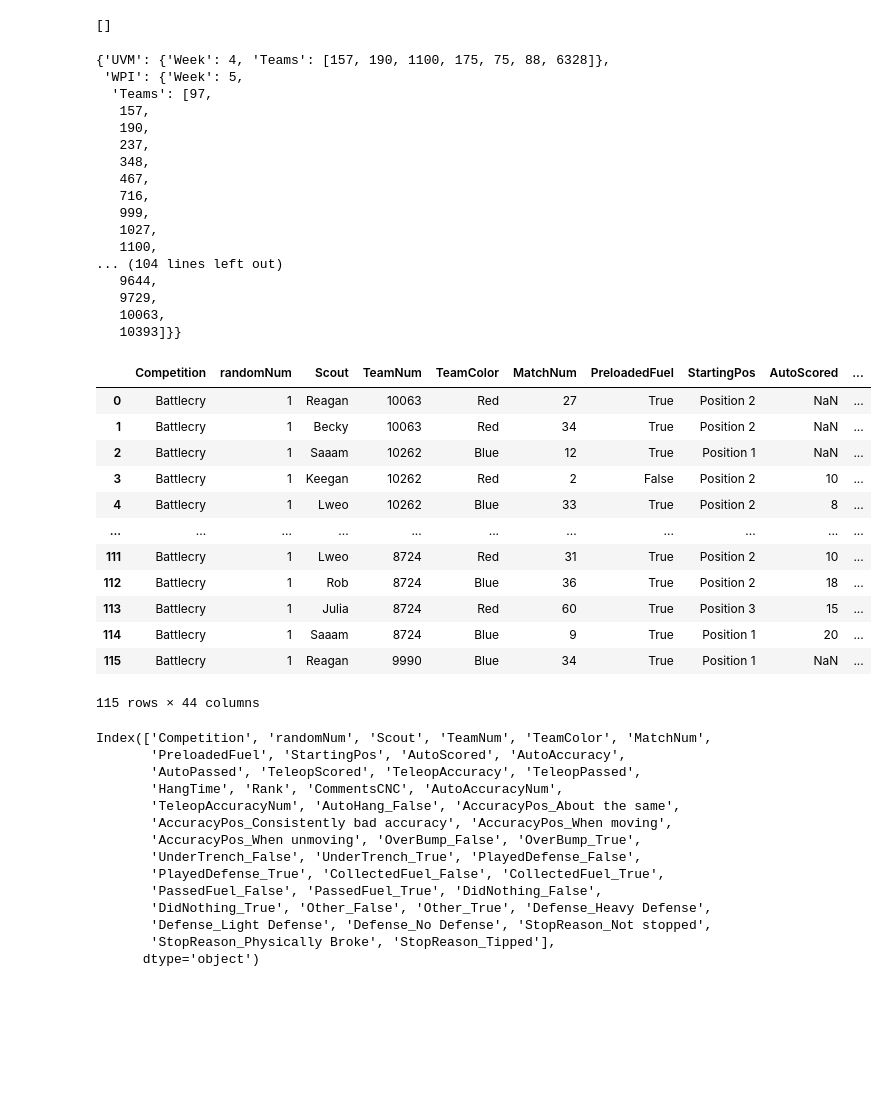
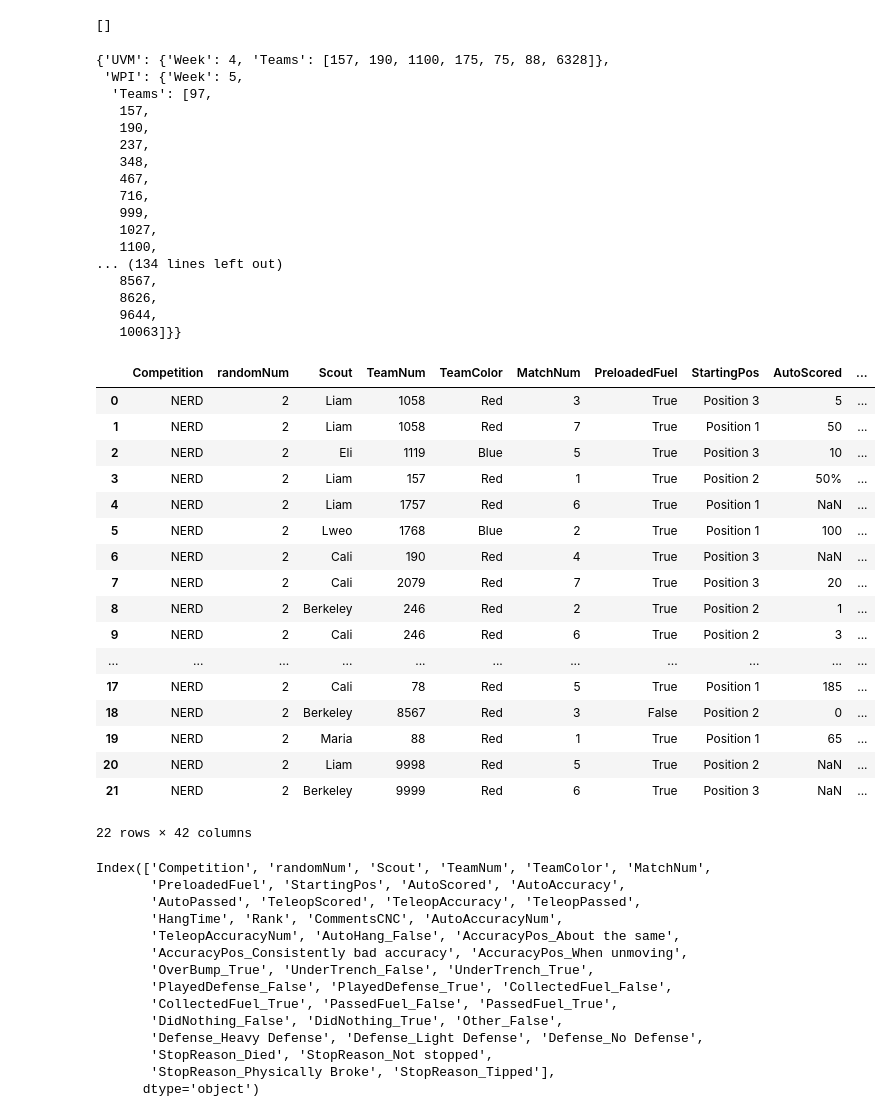
Before and after one commit to Aztechs157/Scouting2026, a Jupyter notebook: file_aggregator.ipynb, the cells around one changed output. Saved outputs shown, nothing was run; the diff lists cells and outputs as text; code cells hidden in the pictures; blank space fills up the shorter version.

```diff
--- a/file_aggregator.ipynb
+++ b/file_aggregator.ipynb
@@ -307,6 +317,12 @@ competition_dict = {
                  4909, 5347, 5422, 5902, 5962, 6328, 6620, 8013,
                  8708, 9644, 9729, 10063, 10393]
     },
+    "NERD": {
+        "Week": 17,
+        "Teams": [78, 88, 157, 9997, 190, 246, 467, 1058, 1119, 1474,
+                  1757, 1768, 2079, 2713, 4909, 9999, 5735, 5962, 9992,
+                  6201, 9991, 6328, 9998, 6731, 9993, 8567, 8626, 9644, 10063]
+    },
 }
 competition_dict
 # %% [output]
@@ -322,29 +338,34 @@ competition_dict
    999,
    1027,
    1100,
-... (104 lines left out)
+... (134 lines left out)
+   8567,
+   8626,
    9644,
-   9729,
-   10063,
-   10393]}}
+   10063]}}
 # %%
-competition_name = 'Battlecry'
+competition_name = 'NERD'
 competition_df = full_dummies_df[full_dummies_df['TeamNum'].isin(competition_dict[competition_name]['Teams'])]
 competition_df
 # %% [output]
 |  | Competition | randomNum | Scout | TeamNum | TeamColor | MatchNum | PreloadedFuel | StartingPos | AutoScored | ... |
-| 0 | Battlecry | 1 | Reagan | 10063 | Red | 27 | True | Position 2 | NaN | ... |
-| 1 | Battlecry | 1 | Becky | 10063 | Red | 34 | True | Position 2 | NaN | ... |
-| 2 | Battlecry | 1 | Saaam | 10262 | Blue | 12 | True | Position 1 | NaN | ... |
-| 3 | Battlecry | 1 | Keegan | 10262 | Red | 2 | False | Position 2 | 10 | ... |
-| 4 | Battlecry | 1 | Lweo | 10262 | Blue | 33 | True | Position 2 | 8 | ... |
+| 0 | NERD | 2 | Liam | 1058 | Red | 3 | True | Position 3 | 5 | ... |
+| 1 | NERD | 2 | Liam | 1058 | Red | 7 | True | Position 1 | 50 | ... |
+| 2 | NERD | 2 | Eli | 1119 | Blue | 5 | True | Position 3 | 10 | ... |
+| 3 | NERD | 2 | Liam | 157 | Red | 1 | True | Position 2 | 50% | ... |
+| 4 | NERD | 2 | Liam | 1757 | Red | 6 | True | Position 1 | NaN | ... |
+| 5 | NERD | 2 | Lweo | 1768 | Blue | 2 | True | Position 1 | 100 | ... |
+| 6 | NERD | 2 | Cali | 190 | Red | 4 | True | Position 3 | NaN | ... |
+| 7 | NERD | 2 | Cali | 2079 | Red | 7 | True | Position 3 | 20 | ... |
+| 8 | NERD | 2 | Berkeley | 246 | Red | 2 | True | Position 2 | 1 | ... |
+| 9 | NERD | 2 | Cali | 246 | Red | 6 | True | Position 2 | 3 | ... |
 | ... | ... | ... | ... | ... | ... | ... | ... | ... | ... | ... |
-| 111 | Battlecry | 1 | Lweo | 8724 | Red | 31 | True | Position 2 | 10 | ... |
-| 112 | Battlecry | 1 | Rob | 8724 | Blue | 36 | True | Position 2 | 18 | ... |
-| 113 | Battlecry | 1 | Julia | 8724 | Red | 60 | True | Position 3 | 15 | ... |
-| 114 | Battlecry | 1 | Saaam | 8724 | Blue | 9 | True | Position 1 | 20 | ... |
-| 115 | Battlecry | 1 | Reagan | 9990 | Blue | 34 | True | Position 1 | NaN | ... |
+| 17 | NERD | 2 | Cali | 78 | Red | 5 | True | Position 1 | 185 | ... |
+| 18 | NERD | 2 | Berkeley | 8567 | Red | 3 | False | Position 2 | 0 | ... |
+| 19 | NERD | 2 | Maria | 88 | Red | 1 | True | Position 1 | 65 | ... |
+| 20 | NERD | 2 | Liam | 9998 | Red | 5 | True | Position 2 | NaN | ... |
+| 21 | NERD | 2 | Berkeley | 9999 | Red | 6 | True | Position 3 | NaN | ... |
-115 rows × 44 columns
+22 rows × 42 columns
 # %%
 competition_df.columns
 # %% [output]
@@ -353,13 +374,13 @@ Index(['Competition', 'randomNum', 'Scout', 'TeamNum', 'TeamColor', 'MatchNum',
        'AutoPassed', 'TeleopScored', 'TeleopAccuracy', 'TeleopPassed',
        'HangTime', 'Rank', 'CommentsCNC', 'AutoAccuracyNum',
        'TeleopAccuracyNum', 'AutoHang_False', 'AccuracyPos_About the same',
-       'AccuracyPos_Consistently bad accuracy', 'AccuracyPos_When moving',
-       'AccuracyPos_When unmoving', 'OverBump_False', 'OverBump_True',
-       'UnderTrench_False', 'UnderTrench_True', 'PlayedDefense_False',
-       'PlayedDefense_True', 'CollectedFuel_False', 'CollectedFuel_True',
-       'PassedFuel_False', 'PassedFuel_True', 'DidNothing_False',
-       'DidNothing_True', 'Other_False', 'Other_True', 'Defense_Heavy Defense',
-       'Defense_Light Defense', 'Defense_No Defense', 'StopReason_Not stopped',
+       'AccuracyPos_Consistently bad accuracy', 'AccuracyPos_When unmoving',
+       'OverBump_True', 'UnderTrench_False', 'UnderTrench_True',
+       'PlayedDefense_False', 'PlayedDefense_True', 'CollectedFuel_False',
+       'CollectedFuel_True', 'PassedFuel_False', 'PassedFuel_True',
+       'DidNothing_False', 'DidNothing_True', 'Other_False',
+       'Defense_Heavy Defense', 'Defense_Light Defense', 'Defense_No Defense',
+       'StopReason_Died', 'StopReason_Not stopped',
        'StopReason_Physically Broke', 'StopReason_Tipped'],
       dtype='object')
 # %%
```
Also changed, not shown: parts of 8 cells of this notebook, 6 other files.
